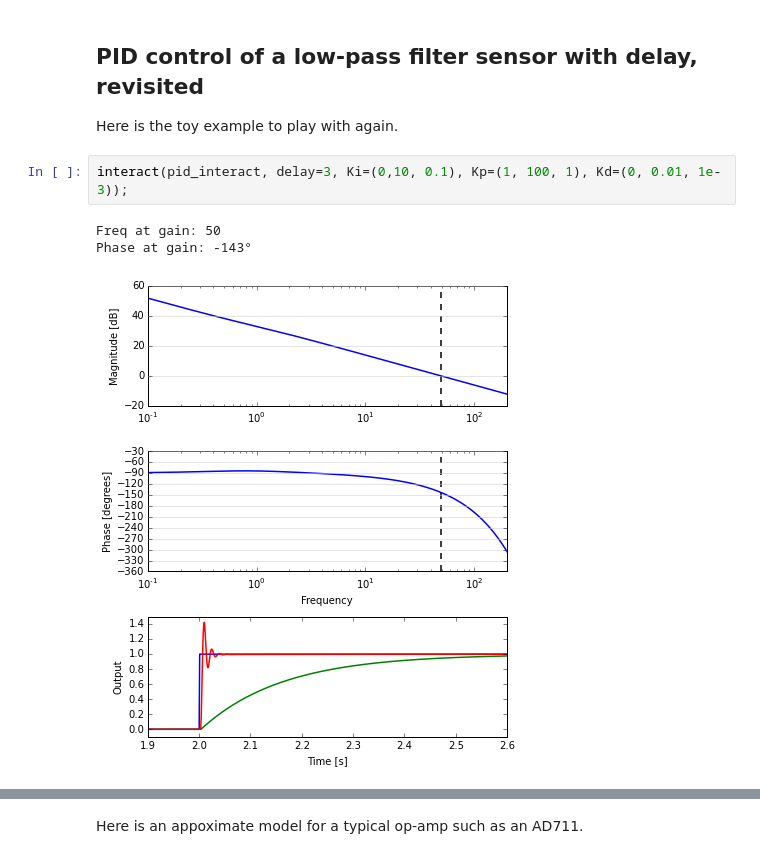
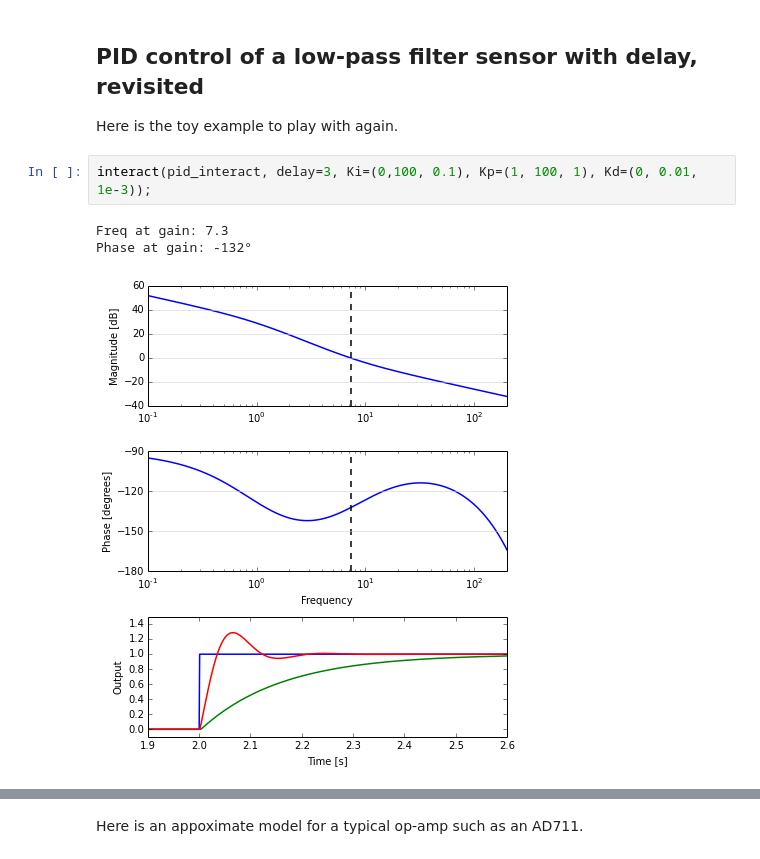
Before and after one commit to ryanpdwyer/what-is-feedback, a Jupyter notebook: 1502-what-is-feedback.ipynb, the cells around one changed output, grey strips where cells are left out. Cells and saved outputs as stored; diff of their text form.

```diff
--- a/1502-what-is-feedback.ipynb
+++ b/1502-what-is-feedback.ipynb
@@ -783,11 +782,11 @@ Note: In this example, the band-limited PD controller is acutally acting as a le
 
 Here is the toy example to play with again.
 # %%
-interact(pid_interact, delay=3, Ki=(0,10, 0.1), Kp=(1, 100, 1), Kd=(0, 0.01, 1e-3));
+interact(pid_interact, delay=3, Ki=(0,100, 0.1), Kp=(1, 100, 1), Kd=(0, 0.01, 1e-3));
 # %% [output]
-Freq at gain: 50
-Phase at gain: -143°
+Freq at gain: 7.3
+Phase at gain: -132°
-[figure, old version]
+[figure, new version]
 # %% [markdown]
 # Non-inverting op amp
 
```
Also changed, not shown: parts of 13 cells of this notebook, 5 other files.
